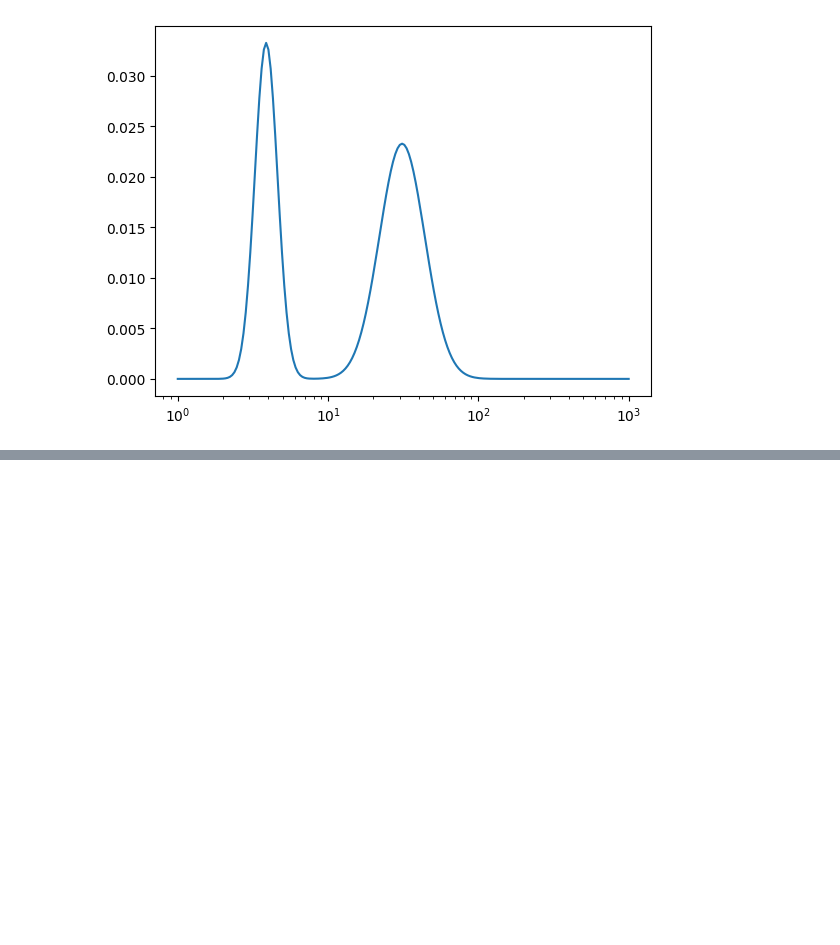
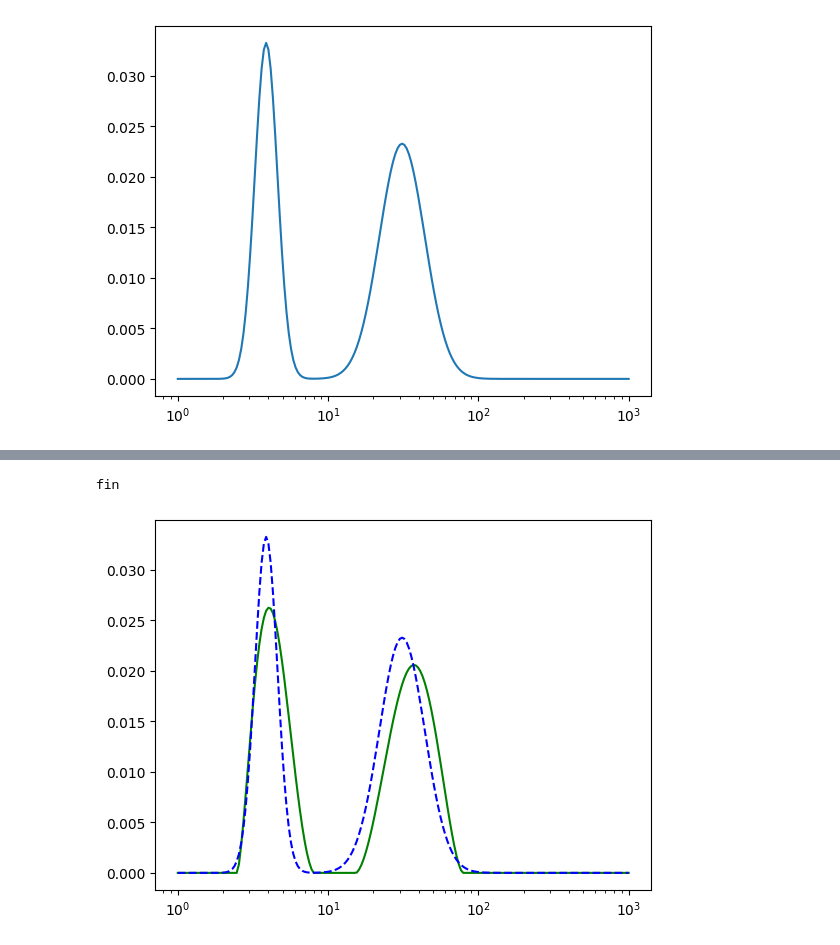
Before and after one commit to agathM/TPLSD, a Jupyter notebook: main.ipynb, the cells around one changed output, grey strips where cells are left out. Cells and saved outputs as stored; diff of their text form; code cells hidden in the pictures; blank space fills up the shorter version.

```diff
--- a/main.ipynb
+++ b/main.ipynb
@@ -49,0 +145,33 @@ plt.plot(t, y)
+# %%
+def douglas_rachford(K, y, beta, x0, gamma, n_iter=200, lamb=1, tol=1e-6):
+    xn = x0.copy()
+    for n in range(n_iter):
+        tau = gamma * beta
+        yn = proximal_g(xn, tau)
+
+        arg = 2.0 * yn - xn
+        zn = prox_f(arg, gamma, K, y)
+
+        xn1 = xn + lamb * (zn - yn)
+
+        resid = np.linalg.norm(xn1 - xn)
+        if resid < tol:
+            xn = xn1
+            break
+
+        xn = xn1
+
+    x_est = np.clip(proximal_g(xn, tau), 0, 1000)
+    return x_est
+
+x0 = np.zeros(N)
+x_sol = douglas_rachford(K, y, beta = 1, x0 = x0, gamma = 1, n_iter=200, lamb = 1, tol=1e-6)
+print("fin")
+
+plt.plot(T, x_sol, label='Reconstructed D-R', color='green')
+plt.plot(T, x.x, label='Original', color='blue', linestyle='dashed')
+plt.xscale('log')
+plt.show()
+# %% [output]
+fin
+[figure, added]
```
Also changed, not shown: parts of 5 cells of this notebook.
